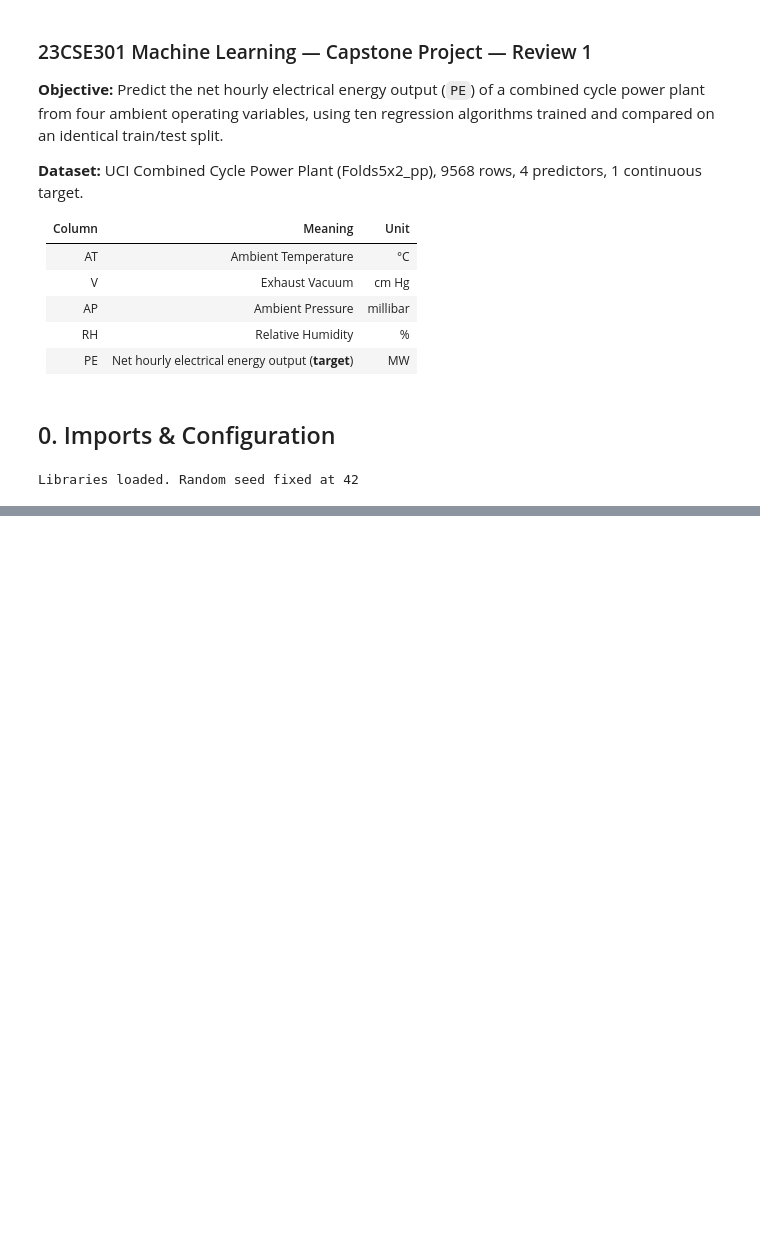
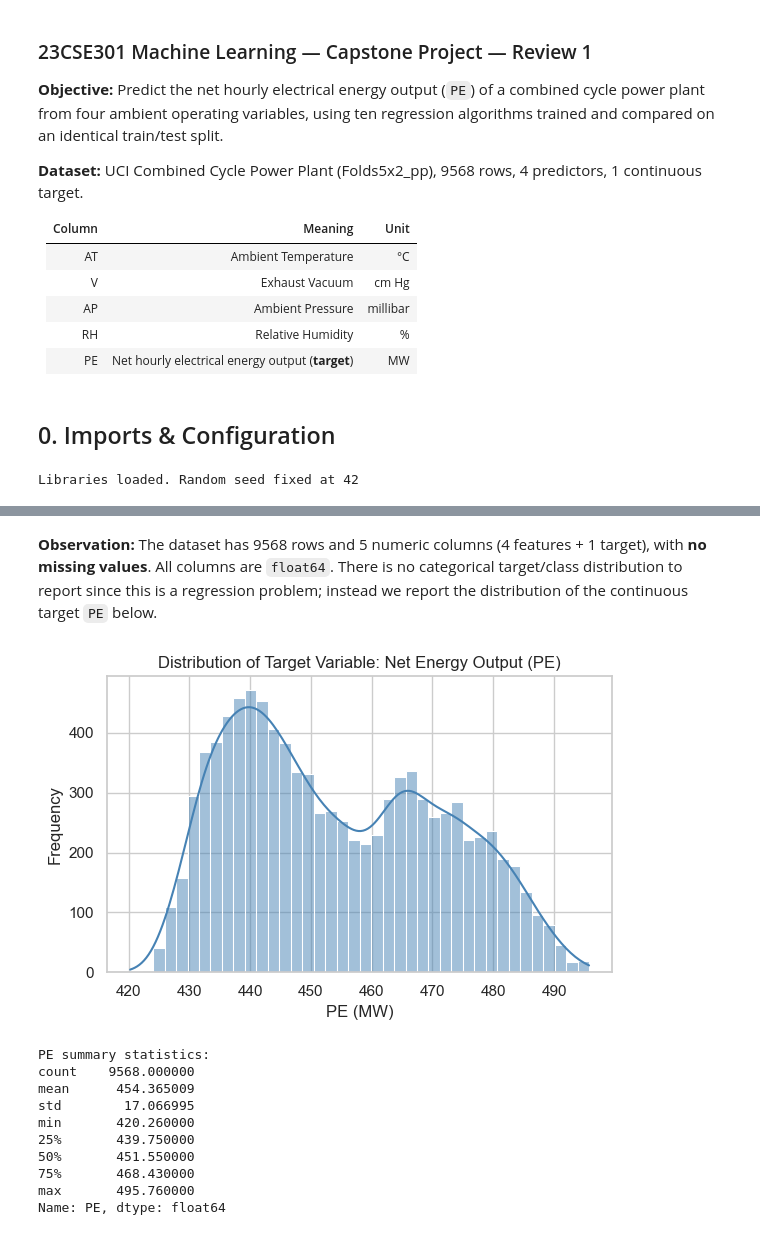
Before and after one commit to Praaneesh/PredictX_Multi_Domain_Predictive_Intelligence, a Jupyter notebook: notebooks/regression.ipynb, the cells around one changed output, grey strips where cells are left out. Drawn from its saved outputs; the diff is of its cells as text; code cells hidden in the pictures; blank space fills up the shorter version.

Commit message:
EDA Visualisations ,Preprocessing and Feature Engineering

```diff
--- a/notebooks/regression.ipynb
+++ b/notebooks/regression.ipynb
@@ -47,0 +52,12 @@ Libraries loaded. Random seed fixed at 42
+# %%
+df = pd.read_excel("../data/Folds5x2_pp.xlsx")
+
+print("Shape (rows, columns):", df.shape)
+print()
+print("Data types:")
+print(df.dtypes)
+print()
+print("Missing value counts:")
+print(df.isnull().sum())
+print()
+print("Duplicate rows:", df.duplicated().sum())
@@ -47,0 +93,28 @@ Libraries loaded. Random seed fixed at 42
+# %% [markdown]
+**Observation:** The dataset has 9568 rows and 5 numeric columns (4 features + 1
+target), with **no missing values**. All columns are `float64`. There is no categorical
+target/class distribution to report since this is a regression problem; instead we
+report the distribution of the continuous target `PE` below.
+# %%
+fig, ax = plt.subplots(figsize=(6, 4))
+sns.histplot(df["PE"], kde=True, bins=40, ax=ax, color="steelblue")
+ax.set_title("Distribution of Target Variable: Net Energy Output (PE)")
+ax.set_xlabel("PE (MW)")
+ax.set_ylabel("Frequency")
+plt.tight_layout()
+plt.show()
+
+print("PE summary statistics:")
+print(df["PE"].describe())
+# %% [output]
+[figure, added]
+PE summary statistics:
+count    9568.000000
+mean      454.365009
+std        17.066995
+min       420.260000
+25%       439.750000
+50%       451.550000
+75%       468.430000
+max       495.760000
+Name: PE, dtype: float64
```
Also changed, not shown: parts of 15 cells of this notebook.
